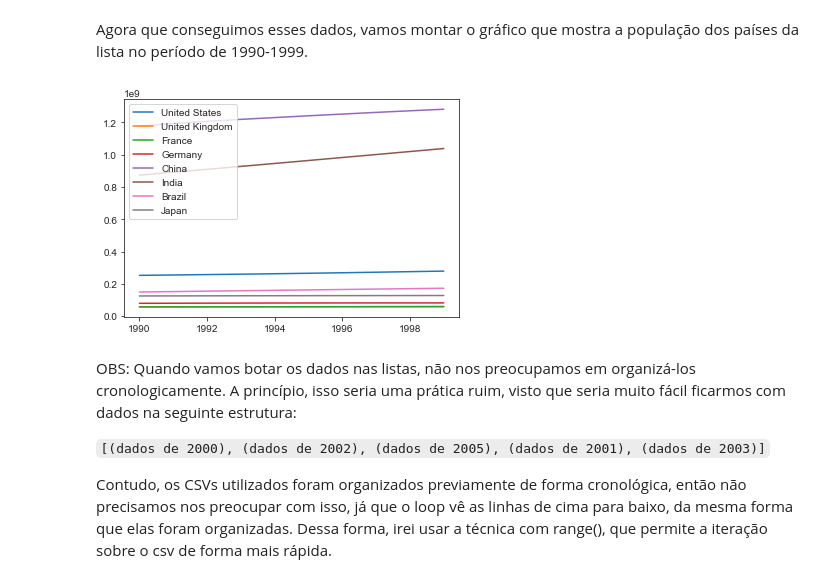
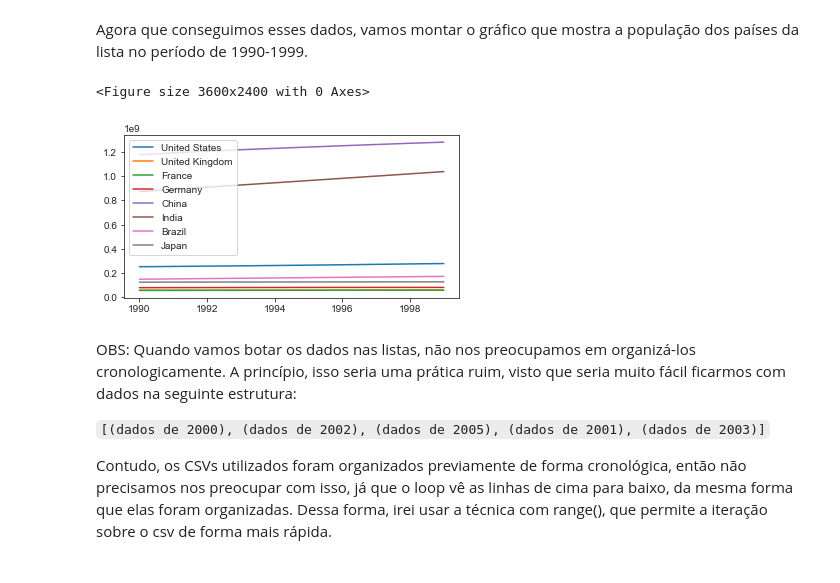
Before and after one commit to leoDomingos/Introducao-ao-aquecimento-global, a Jupyter notebook: main.ipynb, the cells around one changed output. Saved outputs shown, nothing was run; the diff lists cells and outputs as text; code cells hidden in the pictures.

Commit message:
gráficos com dpi maior

```diff
--- a/main.ipynb
+++ b/main.ipynb
@@ -145,23 +151,28 @@ Agora que conseguimos esses dados, vamos montar o gráfico que mostra a populaç
 # %%
 # Criando o dicionário que vai segurar os dados de cada país
 dict_resultado = {}
 
 # Primeiro vamos popular o dicionário com as keys dos países desejados
 for country in potencias:
     dict_resultado[country] = []
 
 # Colocando os dados no dicionário
 for index, row in world_energy_data.iterrows():
     if row.country in potencias and row.year in range(1990, 2000): # Importante!!! Explicado em baixo
         dict_resultado[row.country].append(row.population)
 
 # Fazendo o gráfico com o dicionário
 
+# aumentando a qualidade gráfica dos gráficos
+plt.figure(dpi=600)
+plt.subplots(figsize=(6,3))
+
 for country, population in dict_resultado.items():
     plt.plot(range(1990, 2000), population, label=country)
     plt.legend(loc="upper left")
 # %% [output]
+<Figure size 3600x2400 with 0 Axes>
-[figure, old version]
+[figure, new version]
 # %% [markdown]
 OBS: Quando vamos botar os dados nas listas, não nos preocupamos em organizá-los cronologicamente. A princípio, isso seria uma prática ruim, visto que seria muito fácil ficarmos com dados na seguinte estrutura:
 
```
Also changed, not shown: parts of 7 cells of this notebook.
